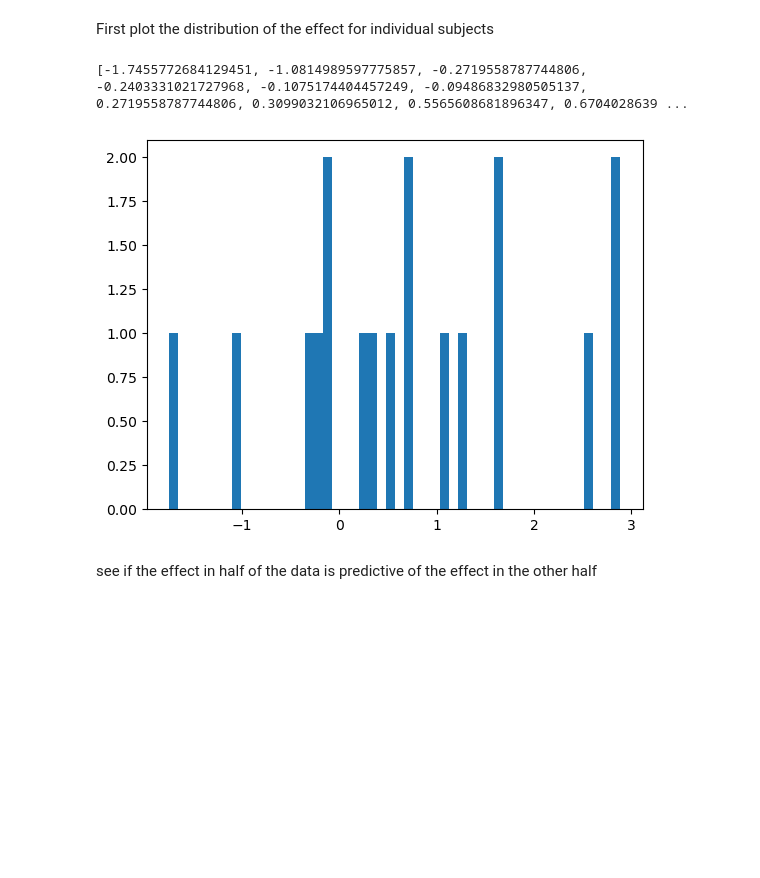
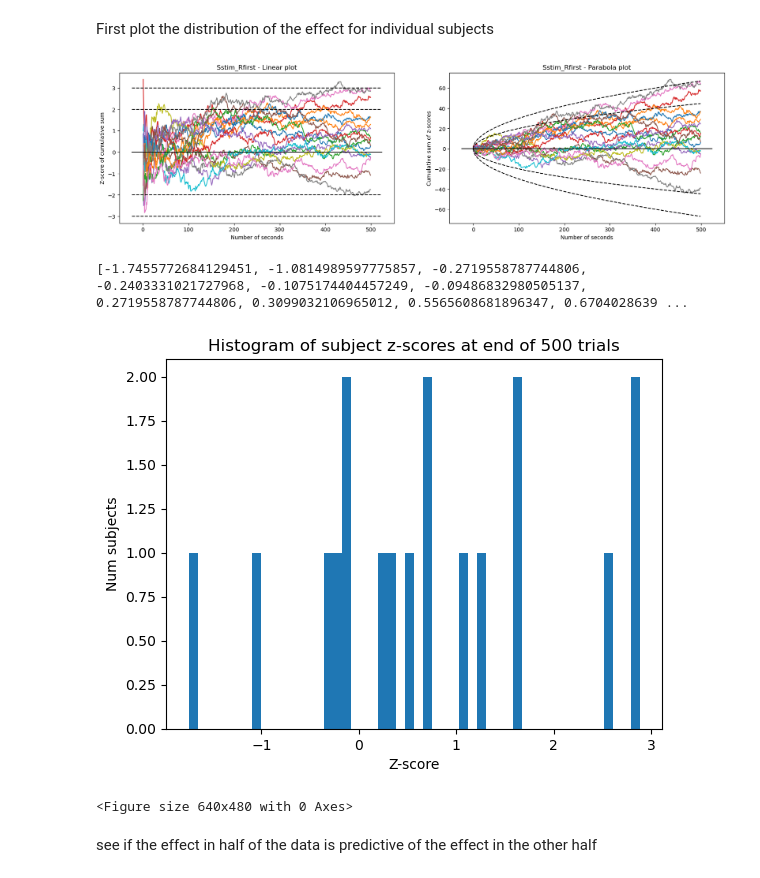
Before and after one commit to AvantiShri/freedman2023_cortex_analysisreplication, a Jupyter notebook: freedman_et_al_2023/Freedman_et_al_2023_rep.ipynb, the cells around one changed output. Drawn from its saved outputs; the diff is of its cells as text; code cells hidden in the pictures; blank space fills up the shorter version.

```diff
--- a/freedman_et_al_2023/Freedman_et_al_2023_rep.ipynb
+++ b/freedman_et_al_2023/Freedman_et_al_2023_rep.ipynb
@@ -192,13 +237,54 @@ Investigate a subject effect
 First plot the distribution of the effect for individual subjects
 # %%
 data = group_and_condition_to_trialdata["Lstim_Rfirst"]["expRight"]
+
+fig, ax = plt.subplots(1,2,figsize=(20,5))
+
+plt.sca(ax[0])
+for i in range(data.shape[0]):
+    plt.plot(np.cumsum(data[i,:]-100)/(np.sqrt(50)*np.sqrt(np.arange(data.shape[1]))))
+xlim = plt.xlim()
+plt.plot(xlim, [0,0], color="black")
+plt.plot(xlim, [2,2], linestyle="--", color="black")
+plt.plot(xlim, [3,3], linestyle="--", color="black")
+plt.plot(xlim, [-2,-2], linestyle="--", color="black")
+plt.plot(xlim, [-3,-3], linestyle="--", color="black")
+plt.title(groupname+" - Linear plot")
+plt.ylabel("Z-score of cumulative sum")
+plt.xlabel("Number of seconds")
+
+plt.sca(ax[1])
+for i in range(data.shape[0]):
+    plt.plot(np.cumsum(data[i,:]-100)/(np.sqrt(50)))
+xlim = plt.xlim()
+plt.plot(xlim, [0,0], color="black")
+#2 sigma curve:
+plt.plot(np.arange(data.shape[1]), 2*np.sqrt(np.arange(data.shape[1])), linestyle="--", color="black" )
+plt.plot(np.arange(data.shape[1]), -2*np.sqrt(np.arange(data.shape[1])), linestyle="--", color="black" )
+#3 sigma curve:
+plt.plot(np.arange(data.shape[1]), 3*np.sqrt(np.arange(data.shape[1])), linestyle="--", color="black" )
+plt.plot(np.arange(data.shape[1]), -3*np.sqrt(np.arange(data.shape[1])), linestyle="--", color="black" )
+plt.title(groupname+" - Parabola plot")
+plt.ylabel("Cumulative sum of z-scores")
+plt.xlabel("Number of seconds")
+
+plt.show()
+
+
 per_subject_effectsize = np.sum(data-100, axis=1)/(np.sqrt(50)*np.sqrt(data.shape[1]))
 print(sorted(per_subject_effectsize))
 plt.hist(per_subject_effectsize, bins=50)
+plt.title("Histogram of subject z-scores at end of 500 trials")
+plt.xlabel("Z-score")
+plt.ylabel("Num subjects")
 plt.show()
+
+plt.savefig('Lstim_Rfirst_expRight_individual.eps', format='eps')
 # %% [output]
+[figure, new version]
 [-1.7455772684129451, -1.0814989597775857, -0.2719558787744806, -0.2403331021727968, -0.1075174404457249, -0.09486832980505137, 0.2719558787744806, 0.3099032106965012, 0.5565608681896347, 0.6704028639 ...
-[figure, old version]
+[figure, added]
+<Figure size 640x480 with 0 Axes>
 # %% [markdown]
 see if the effect in half of the data is predictive of the effect in the other half
 # %%
```
Also changed, not shown: parts of 1 cell of this notebook.
